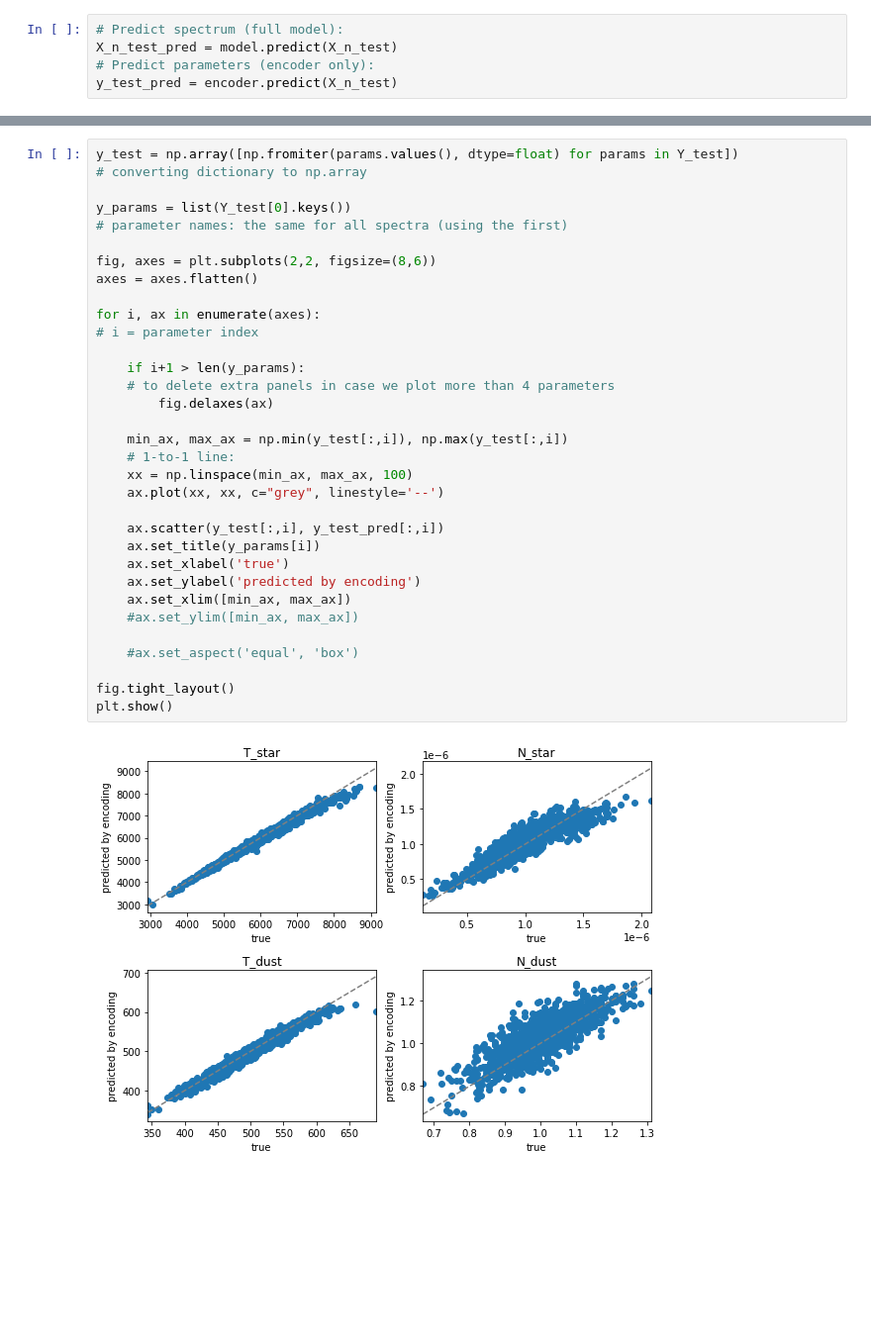
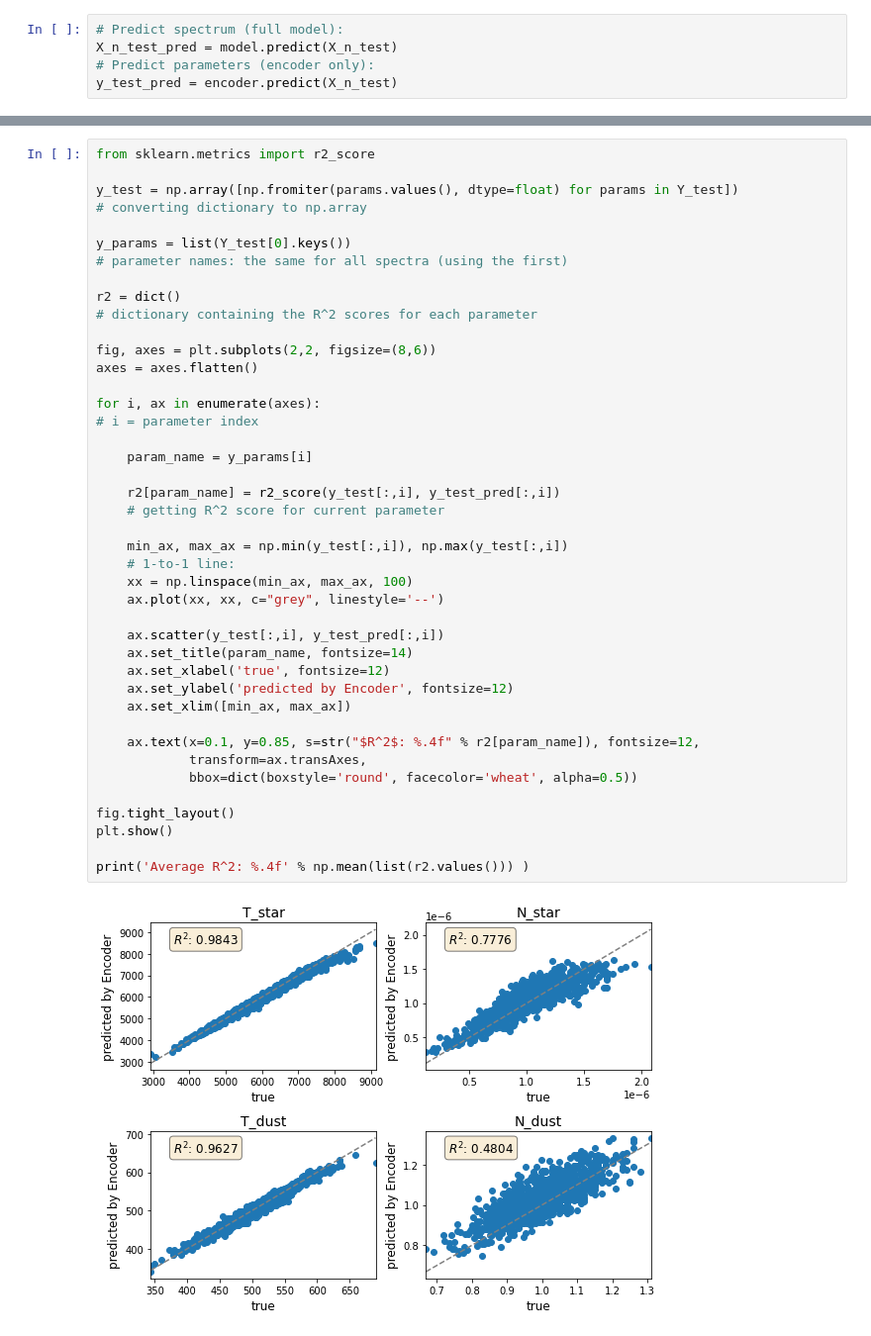
Before and after one commit to astrostatistics-in-crete/2022_summer_school, a Jupyter notebook: Deep_Learning/Deep_Learning_W_AE.ipynb, the cells around one changed output, grey strips where cells are left out. Shown: that part at 99% size. Cells and saved outputs as stored; diff of their text form; blank space fills up the shorter version.

```diff
--- a/Deep_Learning/Deep_Learning_W_AE.ipynb
+++ b/Deep_Learning/Deep_Learning_W_AE.ipynb
@@ -681,35 +713,44 @@ for i, ax in enumerate(axes):
 # %%
+from sklearn.metrics import r2_score
+
 y_test = np.array([np.fromiter(params.values(), dtype=float) for params in Y_test])
 # converting dictionary to np.array
 
 y_params = list(Y_test[0].keys())
 # parameter names: the same for all spectra (using the first)
+
+r2 = dict()
+# dictionary containing the R^2 scores for each parameter
 
 fig, axes = plt.subplots(2,2, figsize=(8,6))
 axes = axes.flatten()
 
 for i, ax in enumerate(axes):
 # i = parameter index
 
-    if i+1 > len(y_params):
-    # to delete extra panels in case we plot more than 4 parameters
-        fig.delaxes(ax)
+    param_name = y_params[i]
+
+    r2[param_name] = r2_score(y_test[:,i], y_test_pred[:,i])
+    # getting R^2 score for current parameter
 
     min_ax, max_ax = np.min(y_test[:,i]), np.max(y_test[:,i])
     # 1-to-1 line:
     xx = np.linspace(min_ax, max_ax, 100)
     ax.plot(xx, xx, c="grey", linestyle='--')
 
     ax.scatter(y_test[:,i], y_test_pred[:,i])
-    ax.set_title(y_params[i])
-    ax.set_xlabel('true')
-    ax.set_ylabel('predicted by encoding')
+    ax.set_title(param_name, fontsize=14)
+    ax.set_xlabel('true', fontsize=12)
+    ax.set_ylabel('predicted by Encoder', fontsize=12)
     ax.set_xlim([min_ax, max_ax])
-    #ax.set_ylim([min_ax, max_ax])
 
-    #ax.set_aspect('equal', 'box')
+    ax.text(x=0.1, y=0.85, s=str("$R^2$: %.4f" % r2[param_name]), fontsize=12,
+            transform=ax.transAxes,
+            bbox=dict(boxstyle='round', facecolor='wheat', alpha=0.5))
 
 fig.tight_layout()
 plt.show()
+
+print('Average R^2: %.4f' % np.mean(list(r2.values())) )
 # %% [output]
-[figure, old version]
+[figure, new version]
```
Also changed, not shown: parts of 15 cells of this notebook, 2 other files.
